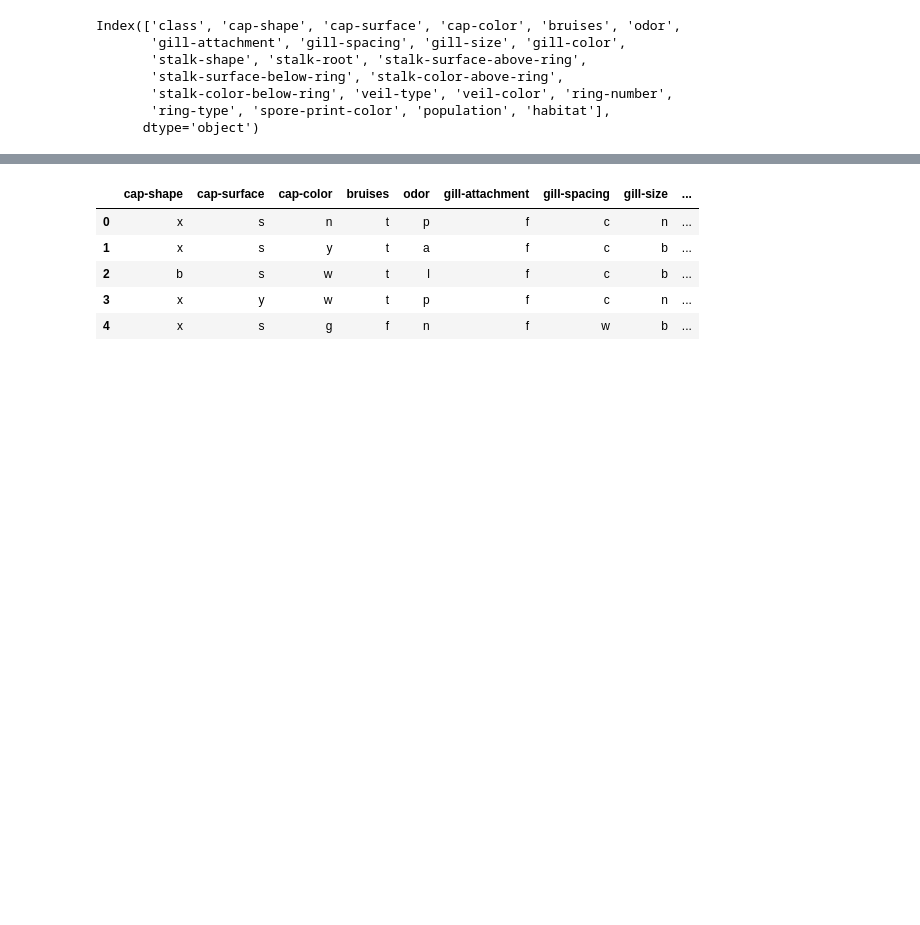
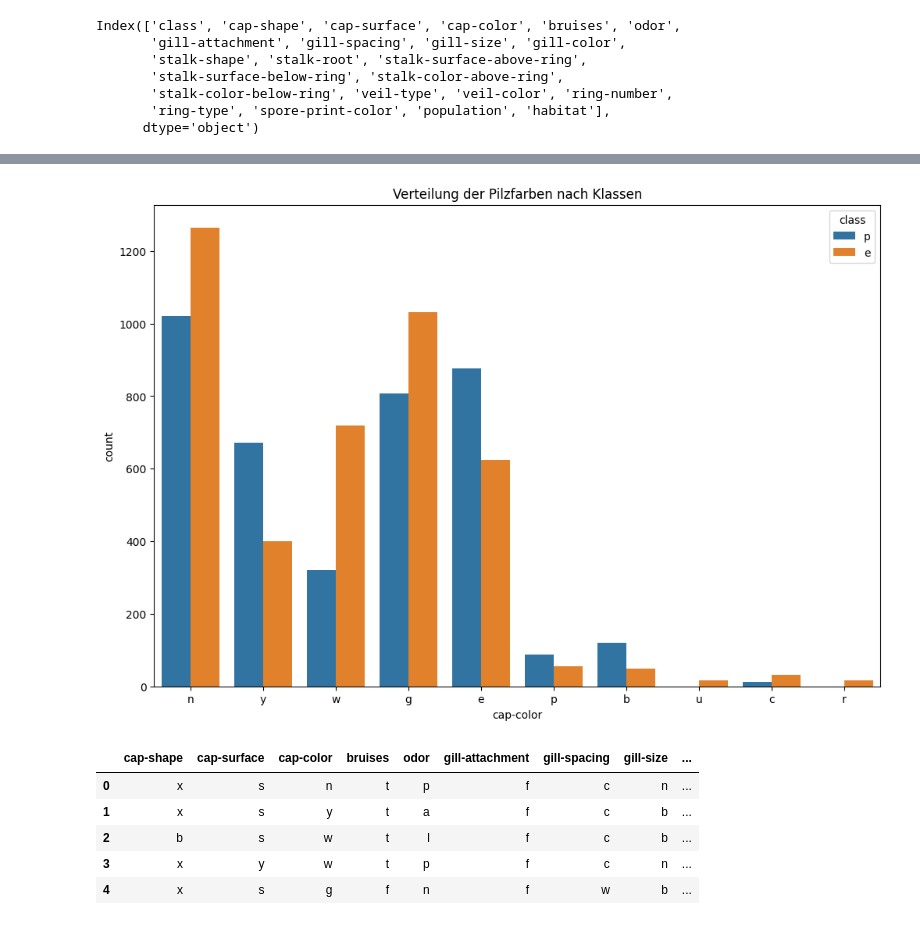
Before and after one commit to Julian-wi22060/DataExplorationProject, a Jupyter notebook: Marquardt.ipynb, the cells around one changed output, grey strips where cells are left out. Saved outputs shown, nothing was run; the diff lists cells and outputs as text; code cells hidden in the pictures; blank space fills up the shorter version.

```diff
--- a/Marquardt.ipynb
+++ b/Marquardt.ipynb
@@ -53,3 +124,11 @@ Index(['class', 'cap-shape', 'cap-surface', 'cap-color', 'bruises', 'odor',
+# %%
+# Visualisierung der Verteilung von Pilzfarben nach Klassen
+plt.figure(figsize=(12, 8))
+sns.countplot(x='cap-color', hue='class', data=mushroom_data)
+plt.title('Verteilung der Pilzfarben nach Klassen')
+plt.show()
+# %% [output]
+[figure, added]
 # %%
 X=mushroom_data.drop('class', axis=1)
 y=mushroom_data['class']
```
Also changed, not shown: parts of 6 cells of this notebook, 1 other file.
